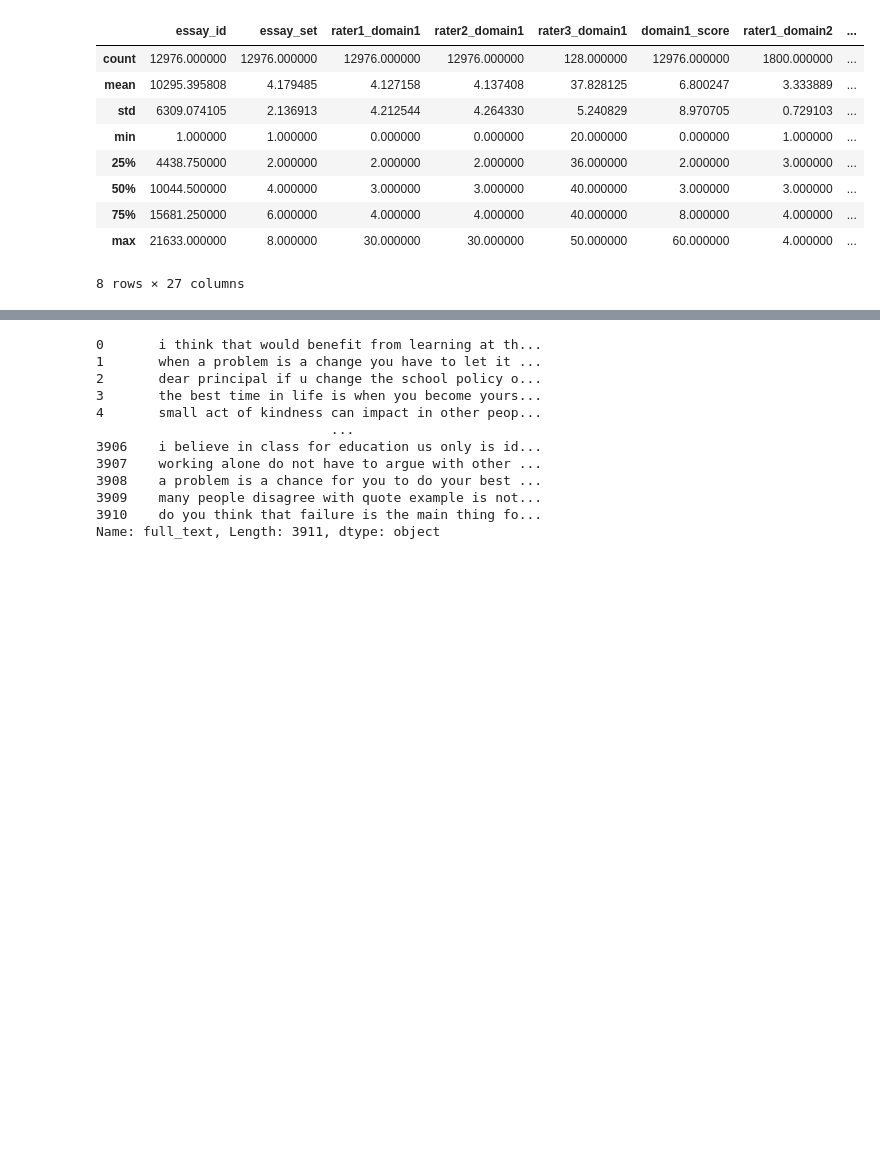
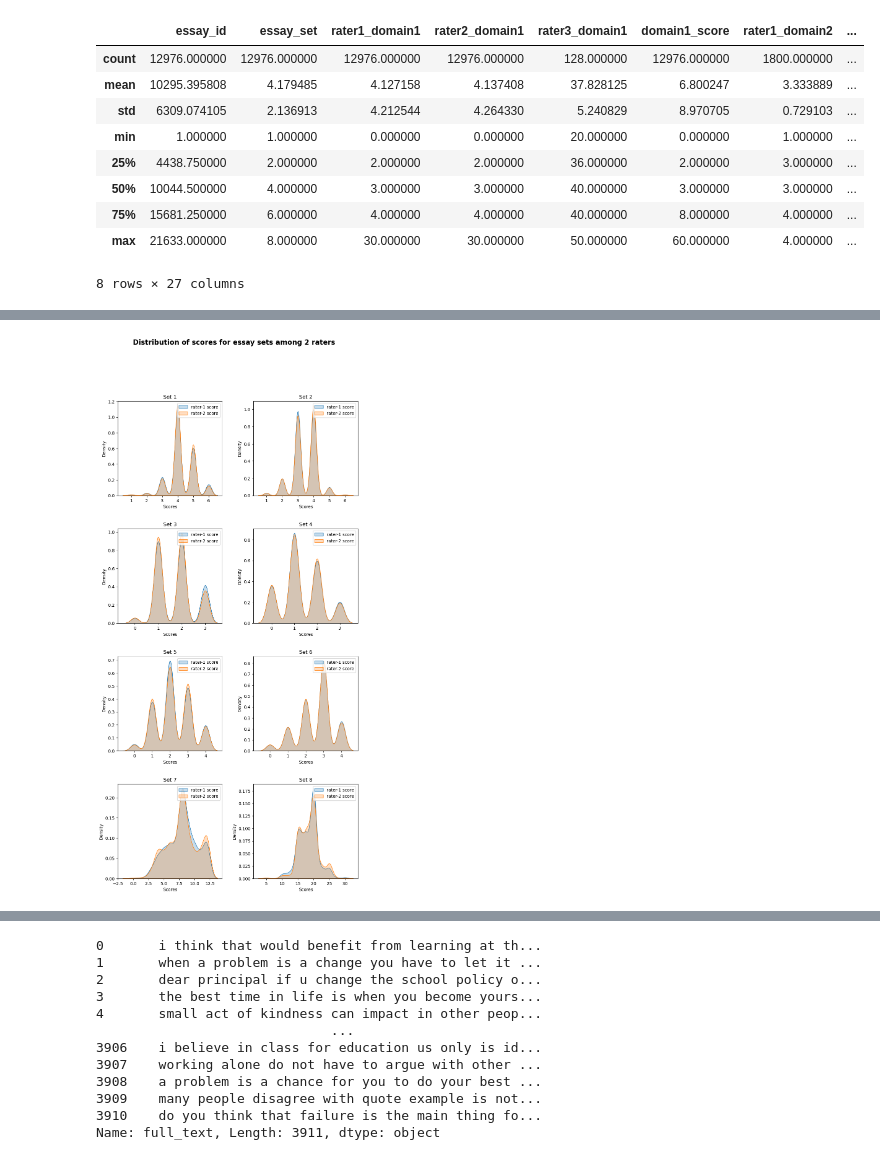
Before and after one commit to suhasmaddali/English-Language-Learning-Prediction-with-AI-and-Machine-Learning, a Jupyter notebook: Exploratory Data Analysis (EDA).ipynb, the cells around one changed output, grey strips where cells are left out. Drawn from its saved outputs; the diff is of its cells as text; code cells hidden in the pictures; blank space fills up the shorter version.

```diff
--- a/Exploratory Data Analysis (EDA).ipynb
+++ b/Exploratory Data Analysis (EDA).ipynb
@@ -159,0 +113,68 @@ plt.show()
+# %%
+df_essay_set1 = df[df.essay_set == 1].copy()
+df_essay_set2 = df[df.essay_set == 2].copy()
+df_essay_set3 = df[df.essay_set == 3].copy()
+df_essay_set4 = df[df.essay_set == 4].copy()
+df_essay_set5 = df[df.essay_set == 5].copy()
+df_essay_set6 = df[df.essay_set == 6].copy()
+df_essay_set7 = df[df.essay_set == 7].copy()
+df_essay_set8 = df[df.essay_set == 8].copy()
+# %%
+fig, axes = plt.subplots(nrows = 4, ncols = 2, figsize = (10, 20))
+
+sns.kdeplot(df_essay_set1['rater1_domain1'], label='rater-1 score', shade=True, ax=axes[0, 0])
+sns.kdeplot(df_essay_set1['rater2_domain1'], label='rater-2 score', shade=True, ax=axes[0, 0])
+axes[0, 0].set_title('Set 1')
+axes[0, 0].set_xlabel("Scores")
+
+sns.kdeplot(df_essay_set2['rater1_domain1'], label='rater-1 score', shade=True, ax=axes[0, 1])
+sns.kdeplot(df_essay_set2['rater2_domain1'], label='rater-2 score', shade=True, ax=axes[0, 1])
+axes[0, 1].set_title('Set 2')
+axes[0, 1].set_xlabel("Scores")
+
+sns.kdeplot(df_essay_set3['rater1_domain1'], label='rater-1 score', shade=True, ax=axes[1, 0])
+sns.kdeplot(df_essay_set3['rater2_domain1'], label='rater-2 score', shade=True, ax=axes[1, 0])
+axes[1, 0].set_title('Set 3')
+axes[1, 0].set_xlabel("Scores")
+
+sns.kdeplot(df_essay_set4['rater1_domain1'], label='rater-1 score', shade=True, ax=axes[1, 1])
+sns.kdeplot(df_essay_set4['rater2_domain1'], label='rater-2 score', shade=True, ax=axes[1, 1])
+axes[1, 1].set_title('Set 4')
+axes[1, 1].set_xlabel("Scores")
+
+sns.kdeplot(df_essay_set5['rater1_domain1'], label='rater-1 score', shade=True, ax=axes[2, 0])
+sns.kdeplot(df_essay_set5['rater2_domain1'], label='rater-2 score', shade=True, ax=axes[2, 0])
+axes[2, 0].set_title('Set 5')
+axes[2, 0].set_xlabel("Scores")
+
+sns.kdeplot(df_essay_set6['rater1_domain1'], label='rater-1 score', shade=True, ax=axes[2, 1])
+sns.kdeplot(df_essay_set6['rater2_domain1'], label='rater-2 score', shade=True, ax=axes[2, 1])
+axes[2, 1].set_title('Set 6')
+axes[2, 1].set_xlabel("Scores")
+
+sns.kdeplot(df_essay_set7['rater1_domain1'], label='rater-1 score', shade=True, ax=axes[3, 0])
+sns.kdeplot(df_essay_set7['rater2_domain1'], label='rater-2 score', shade=True, ax=axes[3, 0])
+axes[3, 0].set_title('Set 7')
+axes[3, 0].set_xlabel("Scores")
+
+sns.kdeplot(df_essay_set8['rater1_domain1'], label='rater-1 score', shade=True, ax=axes[3, 1])
+sns.kdeplot(df_essay_set8['rater2_domain1'], label='rater-2 score', shade=True, ax=axes[3, 1])
+axes[3, 1].set_title('Set 8')
+axes[3, 1].set_xlabel("Scores")
+
+axes[0, 0].legend()
+axes[0, 1].legend()
+axes[1, 0].legend()
+axes[1, 1].legend()
+axes[2, 0].legend()
+axes[2, 1].legend()
+axes[3, 0].legend()
+axes[3, 1].legend()
+
+fig.subplots_adjust(hspace=0.35, wspace=0.3)
+
+fig.suptitle("Distribution of scores for essay sets among 2 raters",
+            fontsize = 16, fontweight = 'bold')
+plt.show()
+# %% [output]
+[figure, added]
```
Also changed, not shown: parts of 31 cells of this notebook.
